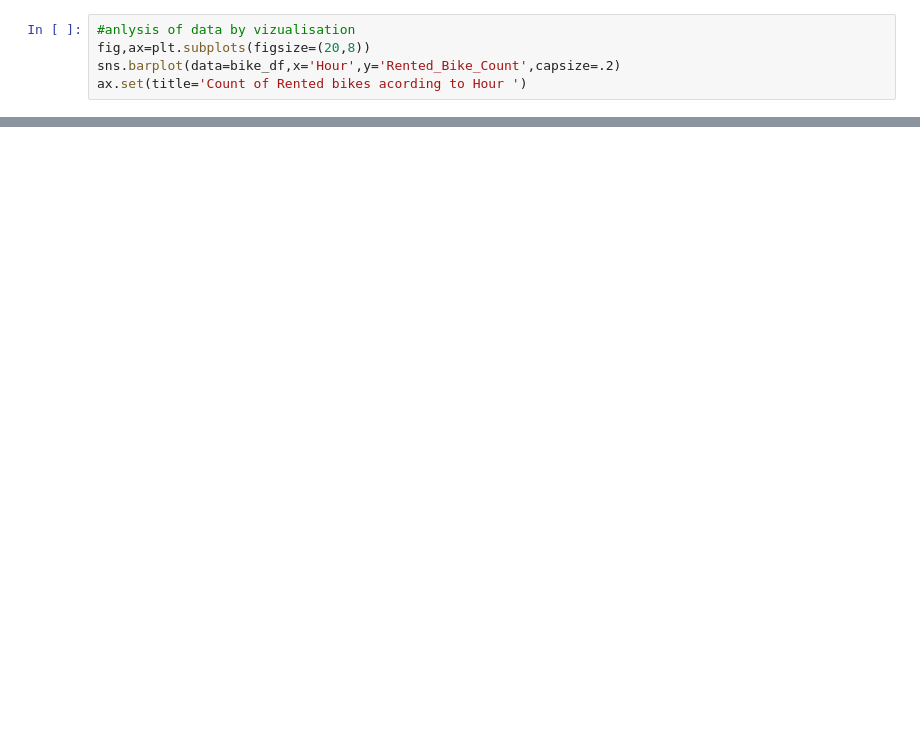
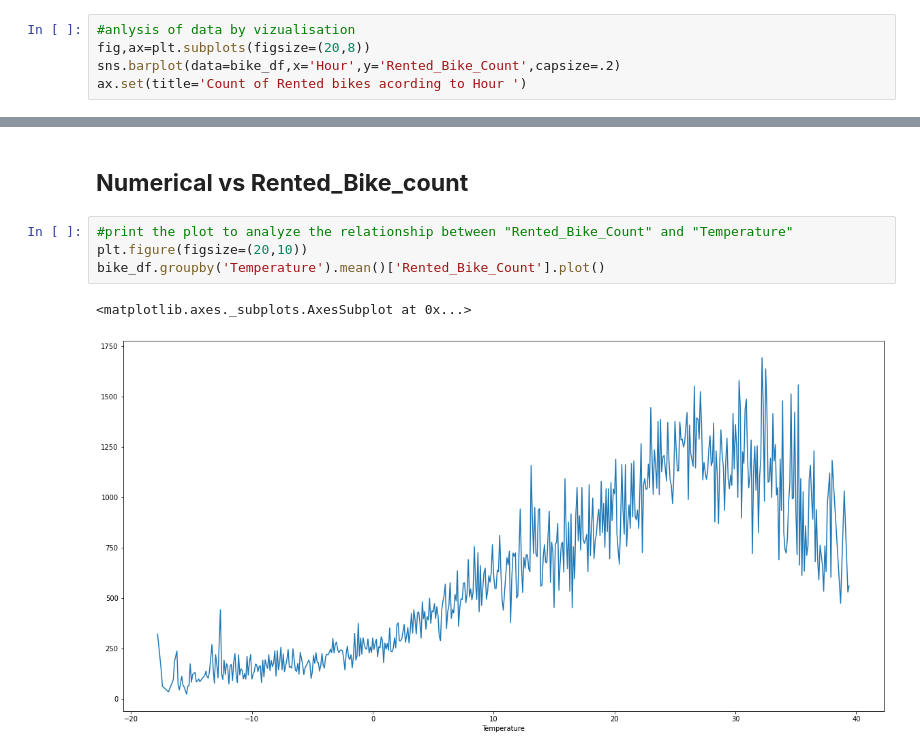
Before and after one commit to kuresh02/Bike-Sharing-Demand-Prediction---Capstone-Project, a Jupyter notebook: Capstone_Project__Sharing_Demand_Prediction.ipynb, the cells around one changed output, grey strips where cells are left out. Drawn from its saved outputs; the diff is of its cells as text; blank space fills up the shorter version.

```diff
--- a/Capstone_Project__Sharing_Demand_Prediction.ipynb
+++ b/Capstone_Project__Sharing_Demand_Prediction.ipynb
@@ -444,0 +519,9 @@ ax.set(title='Count of Rented bikes acording to Hour ')
+# %% [markdown]
+## **Numerical vs Rented_Bike_count**
+# %%
+#print the plot to analyze the relationship between "Rented_Bike_Count" and "Temperature"
+plt.figure(figsize=(20,10))
+bike_df.groupby('Temperature').mean()['Rented_Bike_Count'].plot()
+# %% [output]
+<matplotlib.axes._subplots.AxesSubplot at 0x...>
+[figure, added]
```
Also changed, not shown: parts of 20 cells of this notebook.
